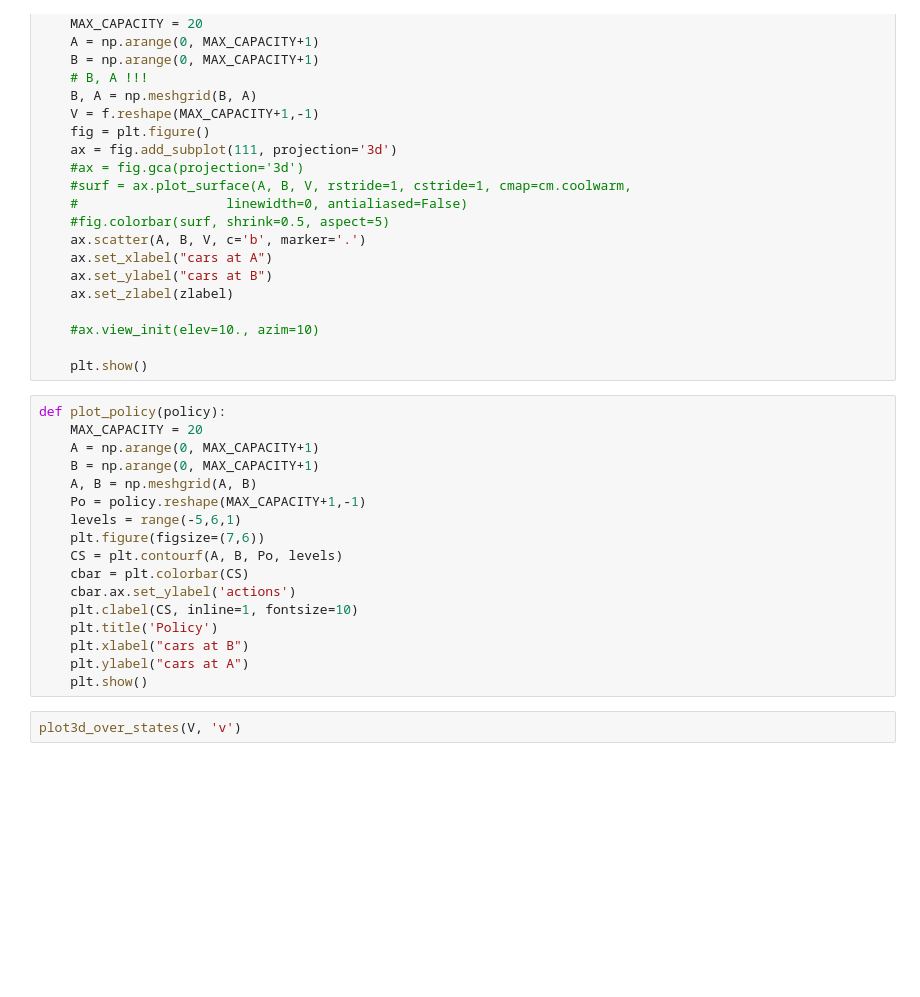
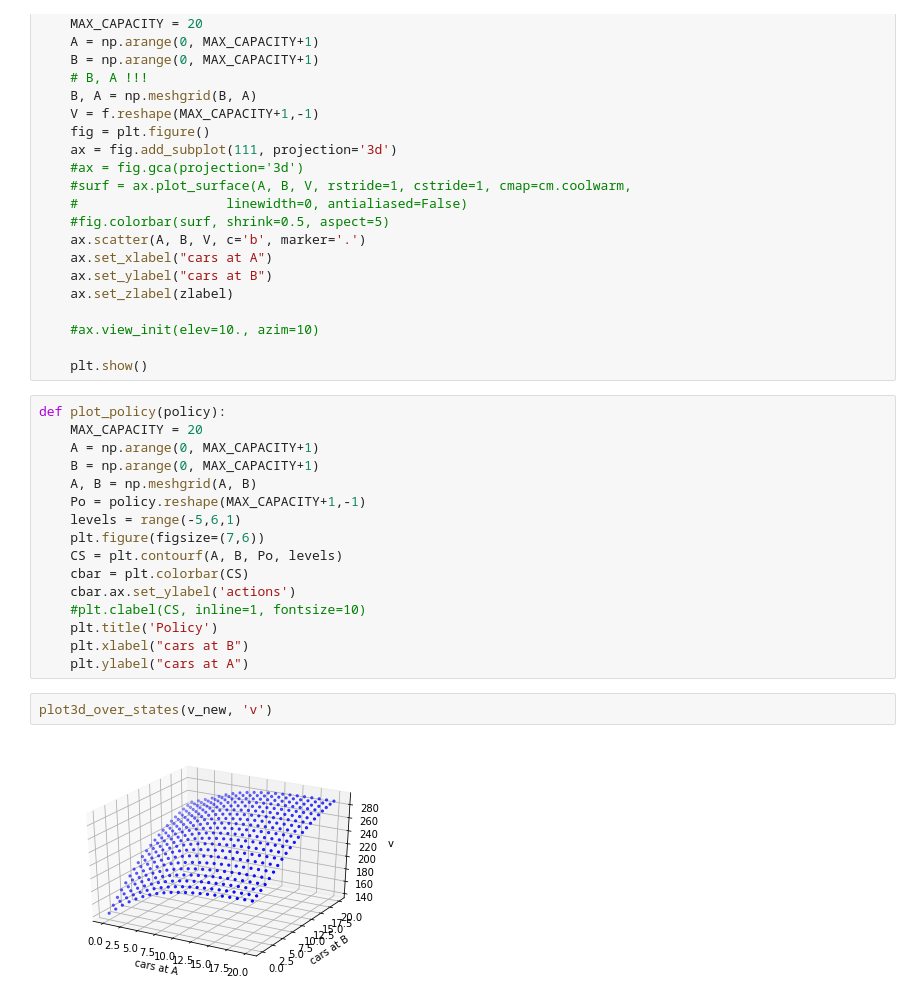
Before and after one commit to Laz0rSquid/Belege_WR, a Jupyter notebook: Exercise2/JacksCarRentalEnvironmentModel.ipynb, the cells around one changed output. Drawn from its saved outputs; the diff is of its cells as text; blank space fills up the shorter version.

```diff
--- a/Exercise2/JacksCarRentalEnvironmentModel.ipynb
+++ b/Exercise2/JacksCarRentalEnvironmentModel.ipynb
@@ -279,11 +297,12 @@ def plot_policy(policy):
     CS = plt.contourf(A, B, Po, levels)
     cbar = plt.colorbar(CS)
     cbar.ax.set_ylabel('actions')
-    plt.clabel(CS, inline=1, fontsize=10)
+    #plt.clabel(CS, inline=1, fontsize=10)
     plt.title('Policy')
     plt.xlabel("cars at B")
     plt.ylabel("cars at A")
-    plt.show()
 # %%
-plot3d_over_states(V, 'v')
+plot3d_over_states(v_new, 'v')
+# %% [output]
+[figure, added]
 # %%
```
Also changed, not shown: parts of 6 cells of this notebook, 4 other files.
